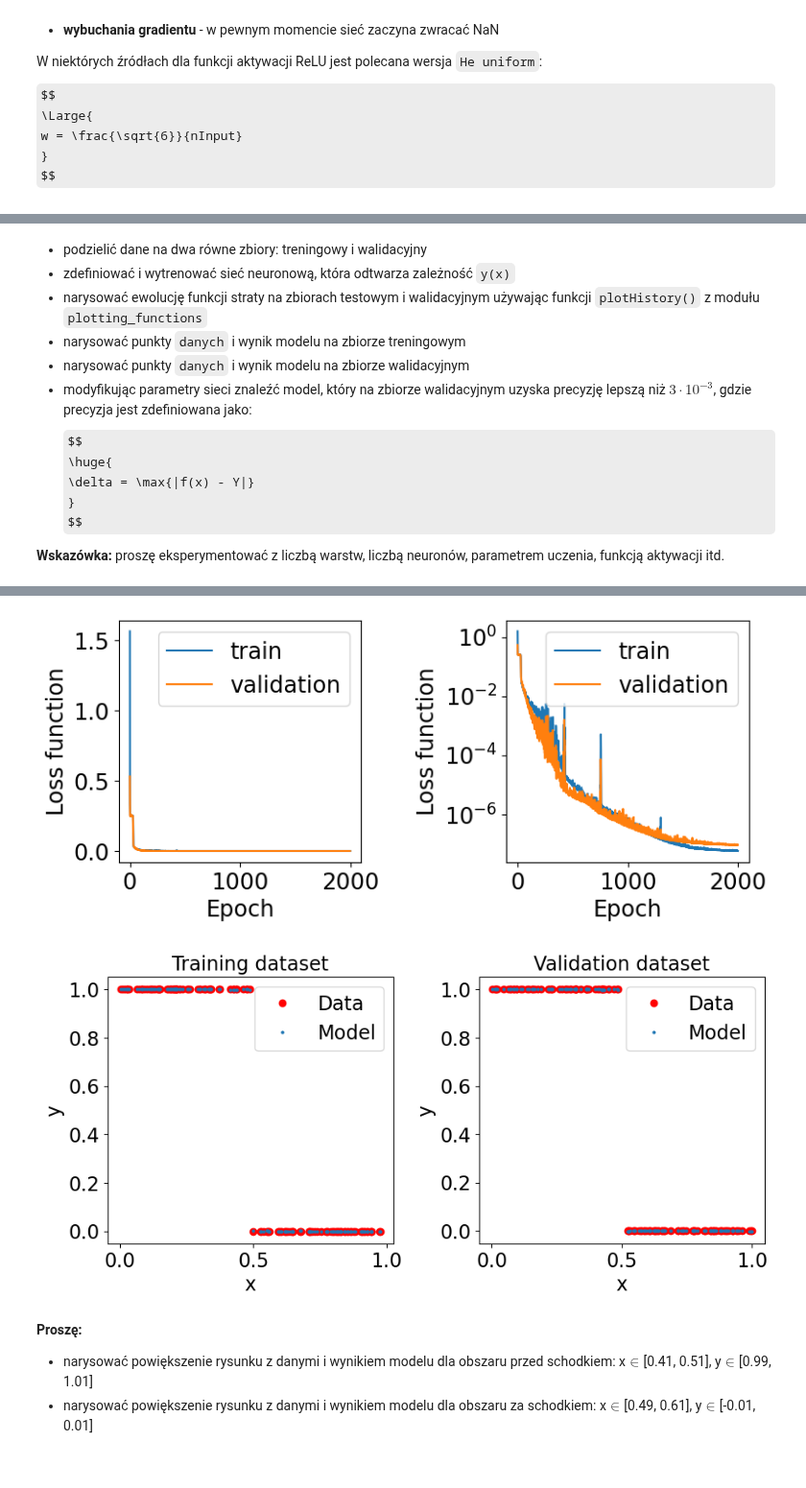
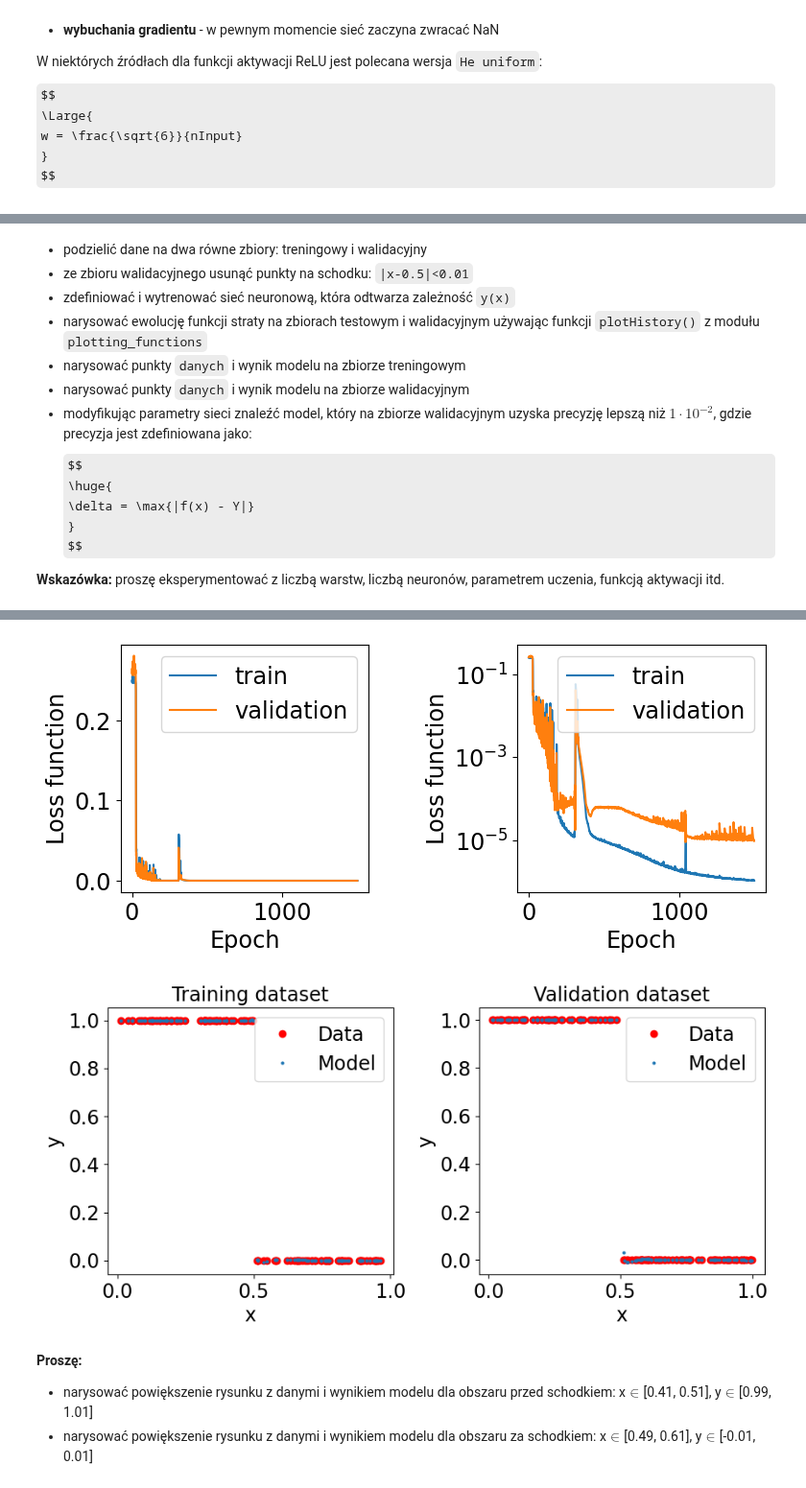
Before and after one commit to akalinow/UczenieMaszynoweII, a Jupyter notebook: PL/04_Sieci_w_pelni_polaczone_1.ipynb, the cells around one changed output, grey strips where cells are left out. Shown at 96% size. Cells and saved outputs as stored; diff of their text form; code cells hidden in the pictures; some formulas as TeX source.

```diff
--- a/PL/04_Sieci_w_pelni_polaczone_1.ipynb
+++ b/PL/04_Sieci_w_pelni_polaczone_1.ipynb
@@ -341,11 +340,12 @@ Output standard deviation: 1.5863
     $$
 # %% [markdown]
 * podzielić dane na dwa równe zbiory: treningowy i walidacyjny
+* ze zbioru walidacyjnego usunąć punkty na schodku: `|x-0.5|<0.01`
 * zdefiniować i wytrenować sieć neuronową, która odtwarza zależność `y(x)`
 * narysować ewolucję funkcji straty na zbiorach testowym i walidacyjnym używając funkcji `plotHistory()` z modułu `plotting_functions`
 * narysować punkty `danych` i wynik modelu na zbiorze treningowym
 * narysować punkty `danych` i wynik modelu na zbiorze walidacyjnym
-* modyfikując parametry sieci znaleźć model, który na zbiorze walidacyjnym uzyska precyzję lepszą niż $3\cdot10^{-3}$, gdzie precyzja jest zdefiniowana jako:
+* modyfikując parametry sieci znaleźć model, który na zbiorze walidacyjnym uzyska precyzję lepszą niż $1\cdot10^{-2}$, gdzie precyzja jest zdefiniowana jako:
 $$
 \huge{
 \delta = \max{|f(x) - Y|}
@@ -357,11 +357,13 @@ $$
 %%time
 #BEGIN_SOLUTION
 #data creation
-x = np.random.default_rng().uniform(0,1, (256,1))
+nPoints = 256
+x = np.random.default_rng().uniform(0,1, (nPoints,1))
 y = (x>0)*(x<0.5)
 y = y.astype(np.float64)
-x_train, y_train = x[:128,:], y[:128,:]
-x_val, y_val = x[128:,:], y[128:,:]
+nHalf = int(nPoints/2)
+x_train, y_train = x[:nHalf,:], y[:nHalf,:]
+x_val, y_val = x[nHalf:,:], y[nHalf:,:]
 mask = np.abs(x_val-0.5)>1E-2
 x_val = x_val[mask].reshape(-1,1)
 y_val = y_val[mask].reshape(-1,1)
@@ -380,7 +382,7 @@ model.compile(optimizer=tf.keras.optimizers.Adam(learning_rate=lr_schedule),
                   loss=tf.keras.losses.MeanSquaredError())
 
 #trainining
-nEpochs = 2000
+nEpochs = 1500
 history = model.fit(x=x_train, y=y_train,
                     epochs=nEpochs,
                     batch_size = 8,
@@ -432,5 +428,5 @@ Wall time: 2min 27s
-[figure, old version]
+[figure, new version]
-[figure, old version]
+[figure, new version]
 # %% [markdown]
 **Proszę:**
 
```
Also changed, not shown: parts of 22 cells of this notebook, 2 other files.
